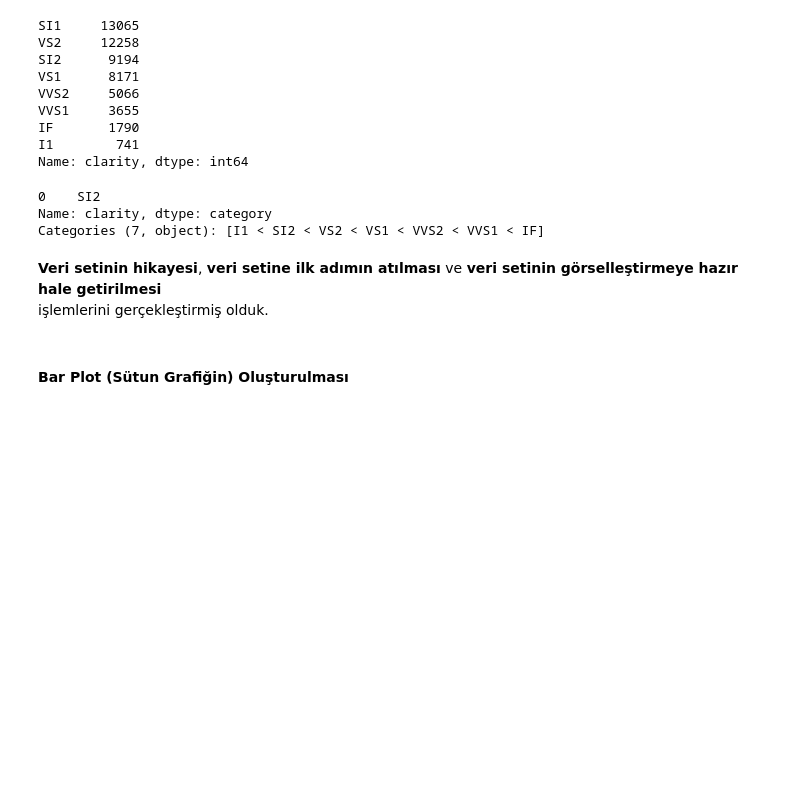
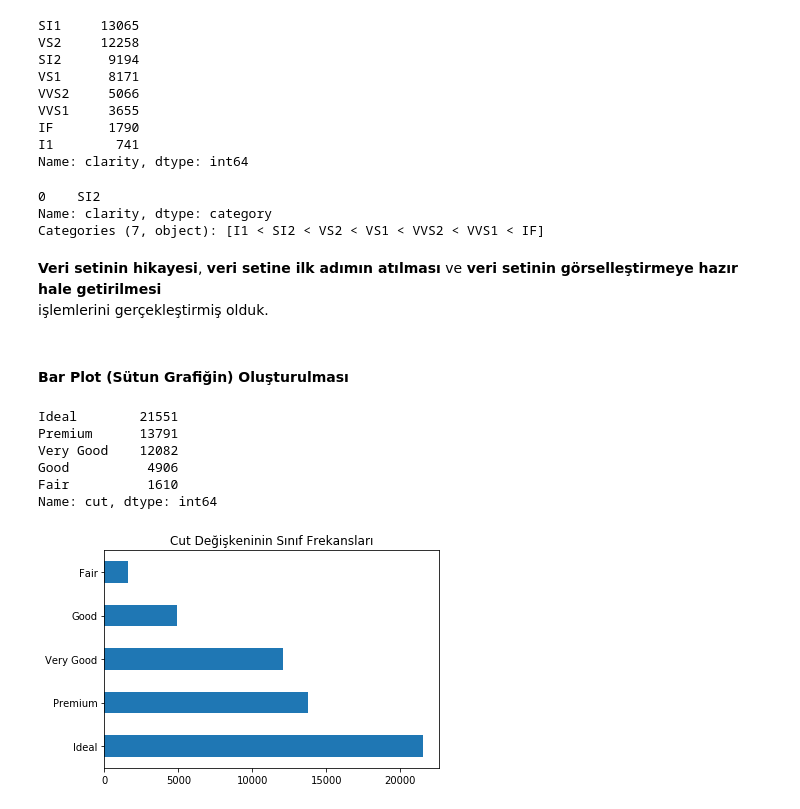
Before and after one commit to recepayddogdu/Data-Science, a Jupyter notebook: Data_Visualization(Seaborn)/Seaborn.ipynb, the cells around one changed output. Saved outputs shown, nothing was run; the diff lists cells and outputs as text; code cells hidden in the pictures; blank space fills up the shorter version.

Commit message:
Bar Plot with Seaborn

```diff
--- a/Data_Visualization(Seaborn)/Seaborn.ipynb
+++ b/Data_Visualization(Seaborn)/Seaborn.ipynb
@@ -555,3 +555,16 @@ Categories (7, object): [I1 < SI2 < VS2 < VS1 < VVS2 < VVS1 < IF]
 işlemlerini gerçekleştirmiş olduk.
 # %% [markdown]
 #### **Bar Plot (Sütun Grafiğin) Oluşturulması**
+# %%
+df["cut"].value_counts()
+# %% [output]
+Ideal        21551
+Premium      13791
+Very Good    12082
+Good          4906
+Fair          1610
+Name: cut, dtype: int64
+# %%
+df["cut"].value_counts().plot.barh().set_title("Cut Değişkeninin Sınıf Frekansları");
+# %% [output]
+[figure, added]
```
Also changed, not shown: parts of 4 cells of this notebook, 2 other files.
